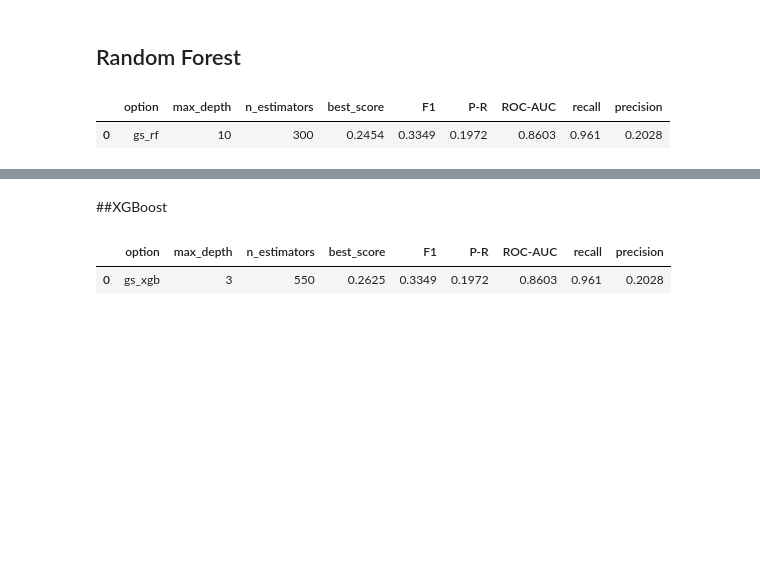
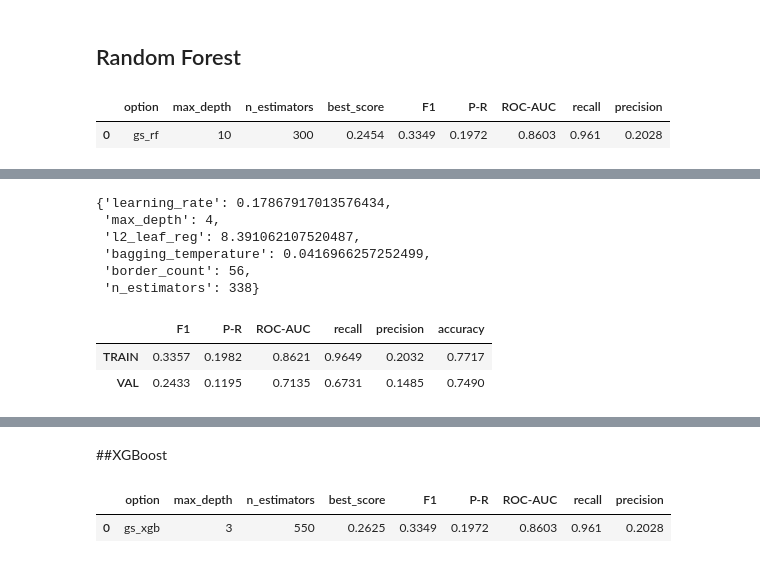
Before and after one commit to aziegert/Vehicle_Insurance_Claim_Fraud_Detection, a Jupyter notebook: Vehicle_Insurance_Claim_Fraud_Detection_v2.ipynb, the cells around one changed output, grey strips where cells are left out. Drawn from its saved outputs; the diff is of its cells as text; code cells hidden in the pictures; blank space fills up the shorter version.

```diff
--- a/Vehicle_Insurance_Claim_Fraud_Detection_v2.ipynb
+++ b/Vehicle_Insurance_Claim_Fraud_Detection_v2.ipynb
@@ -693,0 +782,7 @@ rfe_lgb_feats = list(rfe_lgb.feature_names_in_)
+# %%
+X1_train, X1_test, y1_train, y1_test = train_test_split(X1, y1, test_size=0.25, random_state=6, stratify=y1)
+X1_train, X1_val, y1_train, y1_val = train_test_split(X1_train, y1_train, test_size=0.3, random_state=6, stratify=y1_train)
+
+print(f'Train data set: {X1_train.shape}, Frauds: {y1_train.sum()}')
+print(f'Train data set: {X1_val.shape}, Frauds: {y1_val.sum()}')
+print(f'Test data set: {X1_test.shape}, Frauds: {y1_test.sum()}')
@@ -787,0 +900,5 @@ measures_gs1_rf
+# %%
+cat_features = ['Month', 'DayOfWeek', 'Make', 'DayOfWeekClaimed', 'MonthClaimed',
+                'MaritalStatus', 'PolicyType', 'VehiclePrice', 'Days_Policy_Accident',
+                'Days_Policy_Claim', 'PastNumberOfClaims', 'AgeOfVehicle', 'AgeOfPolicyHolder',
+                'NumberOfSuppliments', 'AddressChange_Claim', 'NumberOfCars']
@@ -787,0 +924,3 @@ measures_gs1_rf
+# %%
+sampler = optuna.samplers.TPESampler(seed=6)
+study_CB = optuna.create_study(direction='maximize', sampler=sampler)
@@ -787,0 +937,19 @@ measures_gs1_rf
+# %%
+params_CB = study_CB.best_params
+params_CB
+# %% [output]
+{'learning_rate': 0.17867917013576434,
+ 'max_depth': 4,
+ 'l2_leaf_reg': 8.391062107520487,
+ 'bagging_temperature': 0.0416966257252499,
+ 'border_count': 56,
+ 'n_estimators': 338}
+# %%
+model_CB = ctb.CatBoostClassifier(**params_CB, cat_features=cat_features, class_weights=[1, 17],
+                                   random_seed=6, verbose=False)
+y_train_CB, y_val_CB, metrics_CB = get_result(model_CB, X1_train, X1_val, y1_train, y1_val)
+metrics_CB
+# %% [output]
+|  | F1 | P-R | ROC-AUC | recall | precision | accuracy |
+| TRAIN | 0.3357 | 0.1982 | 0.8621 | 0.9649 | 0.2032 | 0.7717 |
+| VAL | 0.2433 | 0.1195 | 0.7135 | 0.6731 | 0.1485 | 0.7490 |
```
Also changed, not shown: parts of 84 cells of this notebook.
